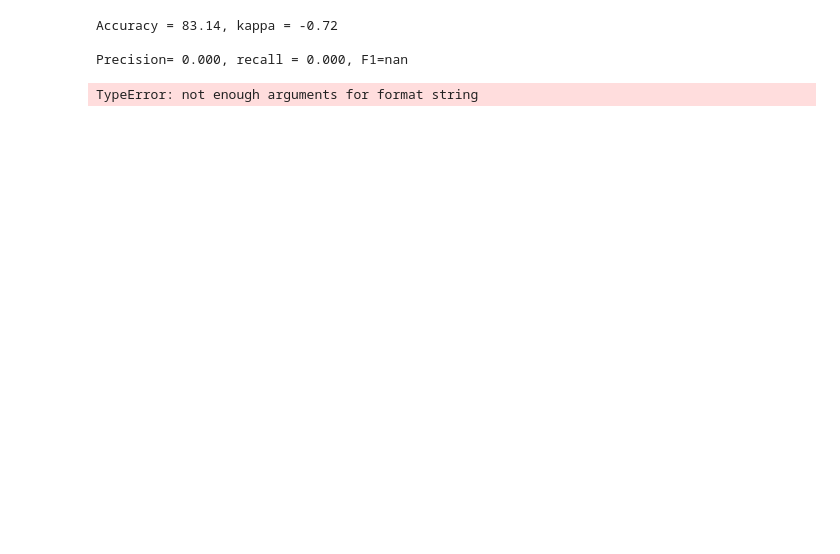
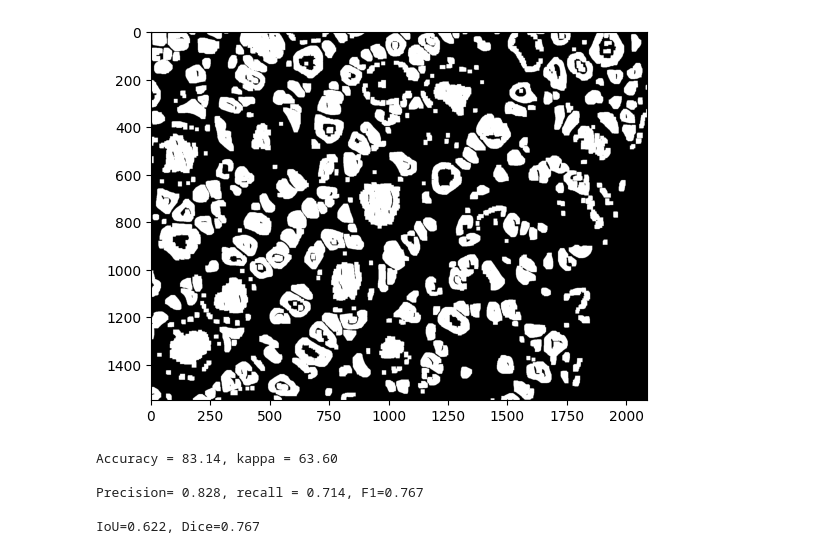
Before and after one commit to Leo00010011/FIPA, a Jupyter notebook: Sesion 1/session 1.ipynb, the cells around one changed output. Drawn from its saved outputs; the diff is of its cells as text; code cells hidden in the pictures; blank space fills up the shorter version.

```diff
--- a/Sesion 1/session 1.ipynb
+++ b/Sesion 1/session 1.ipynb
@@ -44,3 +41,19 @@ pred = cv2.erode(gt,k)
+# %%
+img_gray = cv2.cvtColor(img, cv2.COLOR_BGR2GRAY)
+
+ret, bin_img = cv2.threshold(img_gray,
+                             0, 255,
+                             cv2.THRESH_BINARY_INV + cv2.THRESH_OTSU)
+kernel = cv2.getStructuringElement(cv2.MORPH_RECT, (6, 6))
+bin_img = cv2.morphologyEx(bin_img,
+                           cv2.MORPH_OPEN,
+                           kernel,
+                           iterations=3)
+
+plt.imshow(bin_img, cmap='gray', vmin=0, vmax=255)
+plt.show()
+# %% [output]
+[figure, added]
 # %%
 def compute_truth_values(gt, pred):
     # c11
@@ -75,10 +89,11 @@ accuracy,kappa, recall,precision,dice,iou = compute_metrics(cmatrix)
 # %%
 print('Accuracy = %.2f, kappa = %.2f\n'%(accuracy, kappa))
 print('Precision= %0.3f, recall = %.3f, F1=%.3f\n'%(precision, recall, dice))
-print('IoU=%0.3f, Dice=%0.3f\n'%iou, dice)
+print('IoU=%0.3f, Dice=%0.3f\n'%(iou, dice))
 npixels=gt.size
 # %% [output]
-Accuracy = 83.14, kappa = -0.72
+Accuracy = 83.14, kappa = 63.60
 
-Precision= 0.000, recall = 0.000, F1=nan
+Precision= 0.828, recall = 0.714, F1=0.767
+
+IoU=0.622, Dice=0.767
-TypeError: not enough arguments for format string
```
Also changed, not shown: parts of 3 cells of this notebook, 4 other files.
